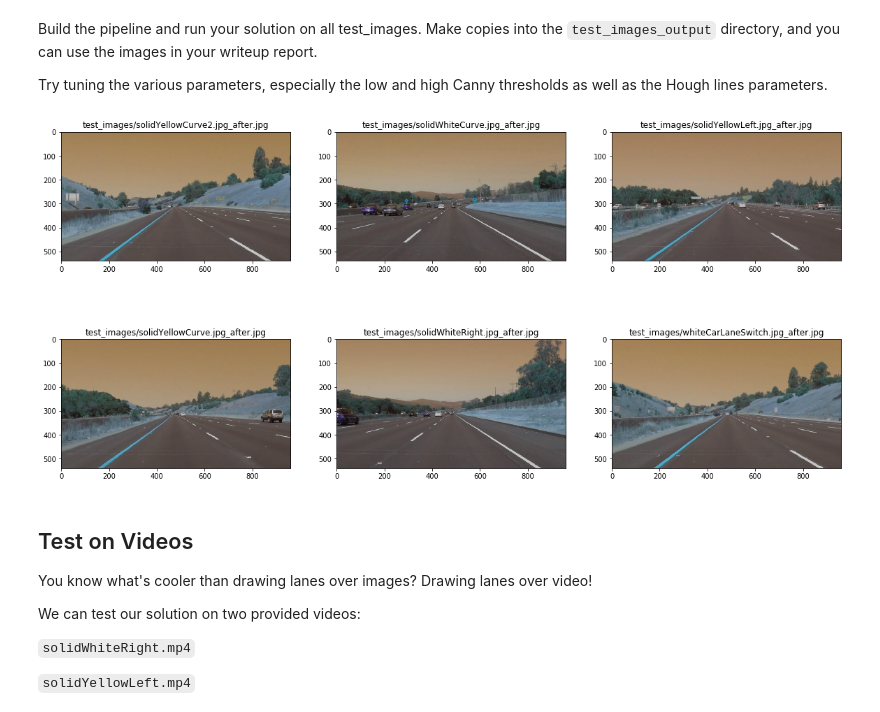
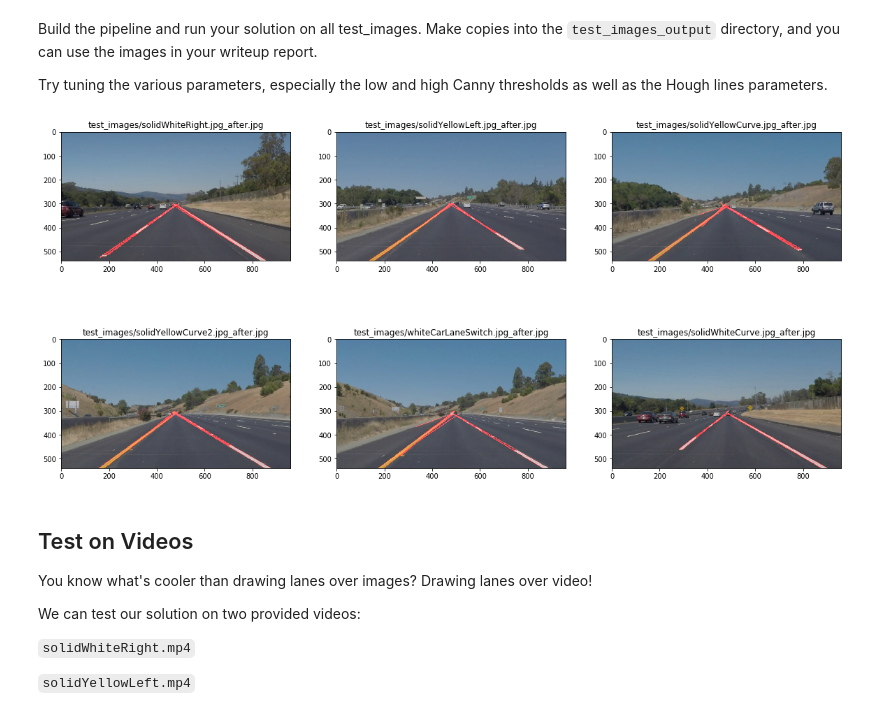
Before and after one commit to bigpeng2012/CarND-LaneLines-P1, a Jupyter notebook: P1.ipynb, the cells around one changed output. Saved outputs shown, nothing was run; the diff lists cells and outputs as text; code cells hidden in the pictures.

```diff
--- a/P1.ipynb
+++ b/P1.ipynb
@@ -233,28 +233,26 @@ Try tuning the various parameters, especially the low and high Canny thresholds
 # %%
 # TODO: Build your pipeline that will draw lane lines on the test_images
 # then save them to the test_images_output directory.
 plt.figure(figsize=(20, 10))
 for i,file in enumerate(files):
     image = cv2.imread(file) #bgr
     gray = grayscale(image)
     blur_gray = gaussian_blur(gray, 5)
     edges = canny(blur_gray, 50, 150)
-
     # region of interest represented by poly
     vertices = np.array([[(0,540),(450, 300), (490, 300), (960,540)]], dtype=np.int32)
     masked_edges = region_of_interest(edges, vertices)
-
     lines = hough_lines(masked_edges, 2, np.pi/180, 60, 100, 300)
-
-    lines_edges = weighted_img(line_image, image, 0.8, 1.0, 0)
+    image = cv2.cvtColor(image, cv2.COLOR_BGR2RGB)
+    lines_edges = weighted_img(lines, image, 0.8, 1.0, 0)
 
     fname = file+"_after.jpg"
     mpimg.imsave(fname, lines_edges)
     plt.subplot(231+i)
     plt.imshow(lines_edges)
     plt.title(fname)
 # %% [output]
-[figure, old version]
+[figure, new version]
 # %% [markdown]
 ## Test on Videos
 
```
Also changed, not shown: parts of 11 cells of this notebook, 7 other files.
